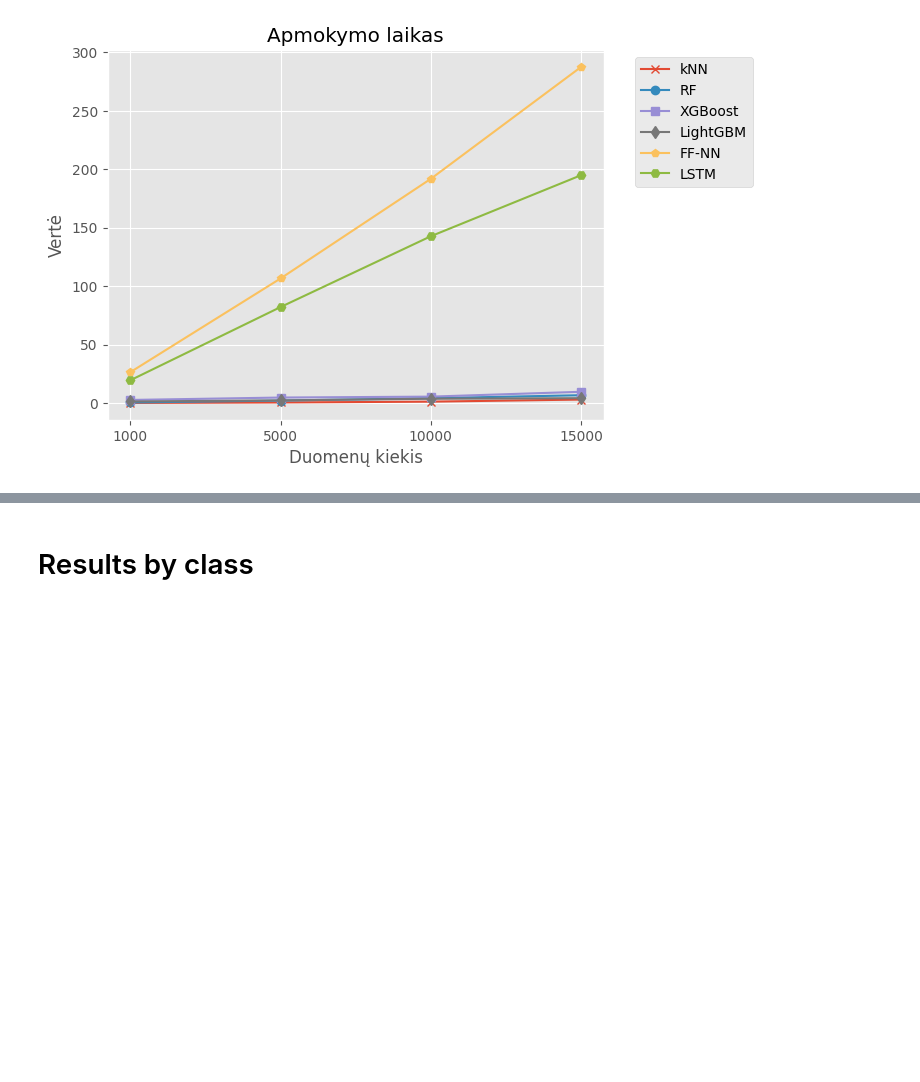
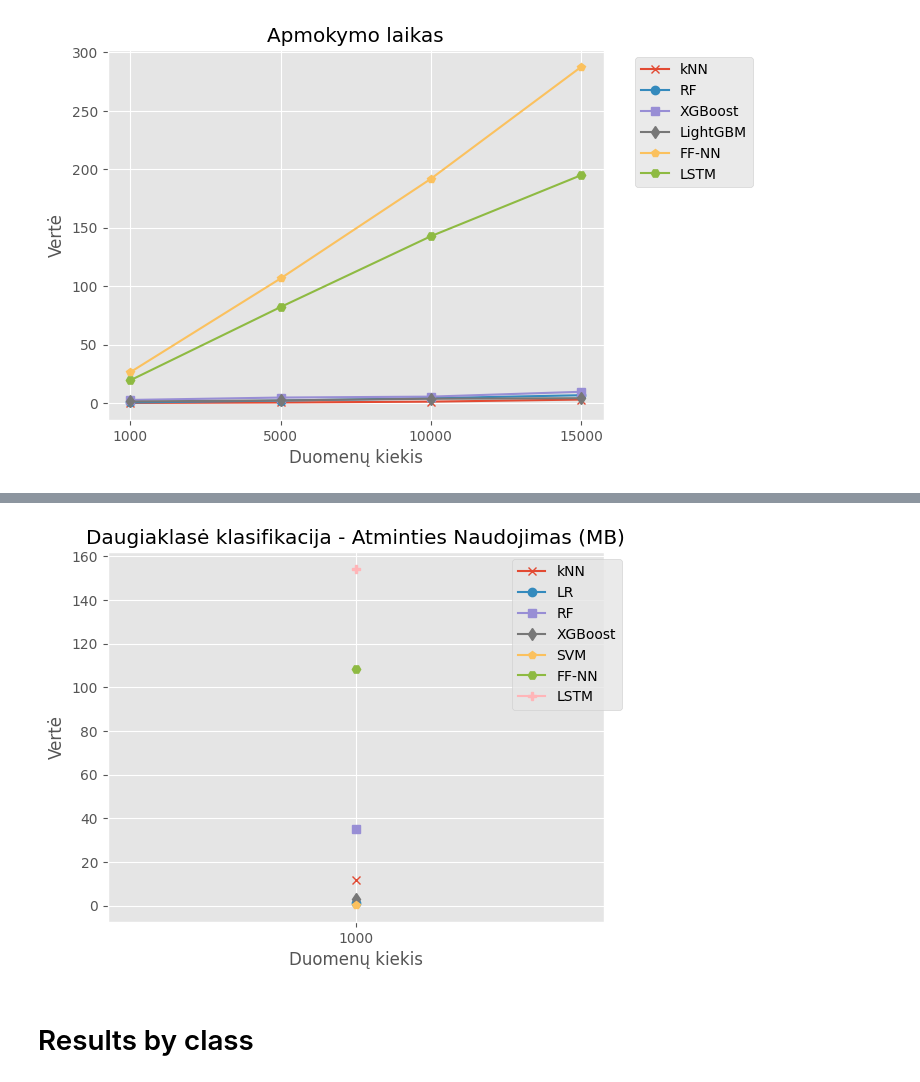
Before and after one commit to KostasEreksonas/Magistrinis, a Jupyter notebook: Time_series.ipynb, the cells around one changed output, grey strips where cells are left out. Saved outputs shown, nothing was run; the diff lists cells and outputs as text; code cells hidden in the pictures; blank space fills up the shorter version.

```diff
--- a/Time_series.ipynb
+++ b/Time_series.ipynb
@@ -111,0 +126,3 @@ mc_time
+# %%
+mc_memory = pd.DataFrame(mc_memory).transpose()
+mc_memory
@@ -128,3 +152,7 @@ plot_time_series(mc_time, "Apmokymo laikas")
+# %%
+plot_time_series(mc_memory, "Daugiaklasė klasifikacija - Atminties Naudojimas (MB)")
+# %% [output]
+[figure, added]
 # %% [markdown]
 # Results by class
 # %% [markdown]
```
Also changed, not shown: parts of 8 cells of this notebook, 5 other files.
